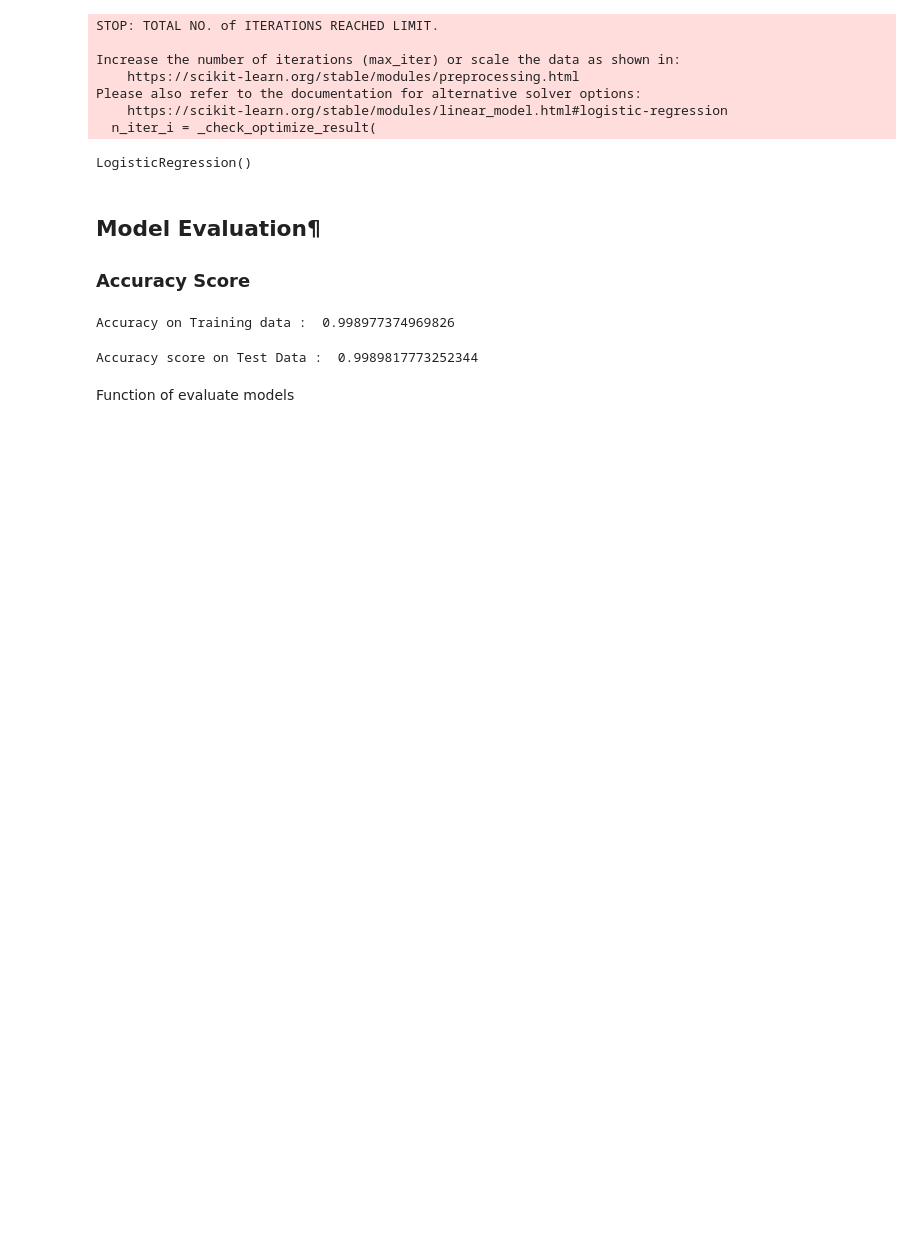
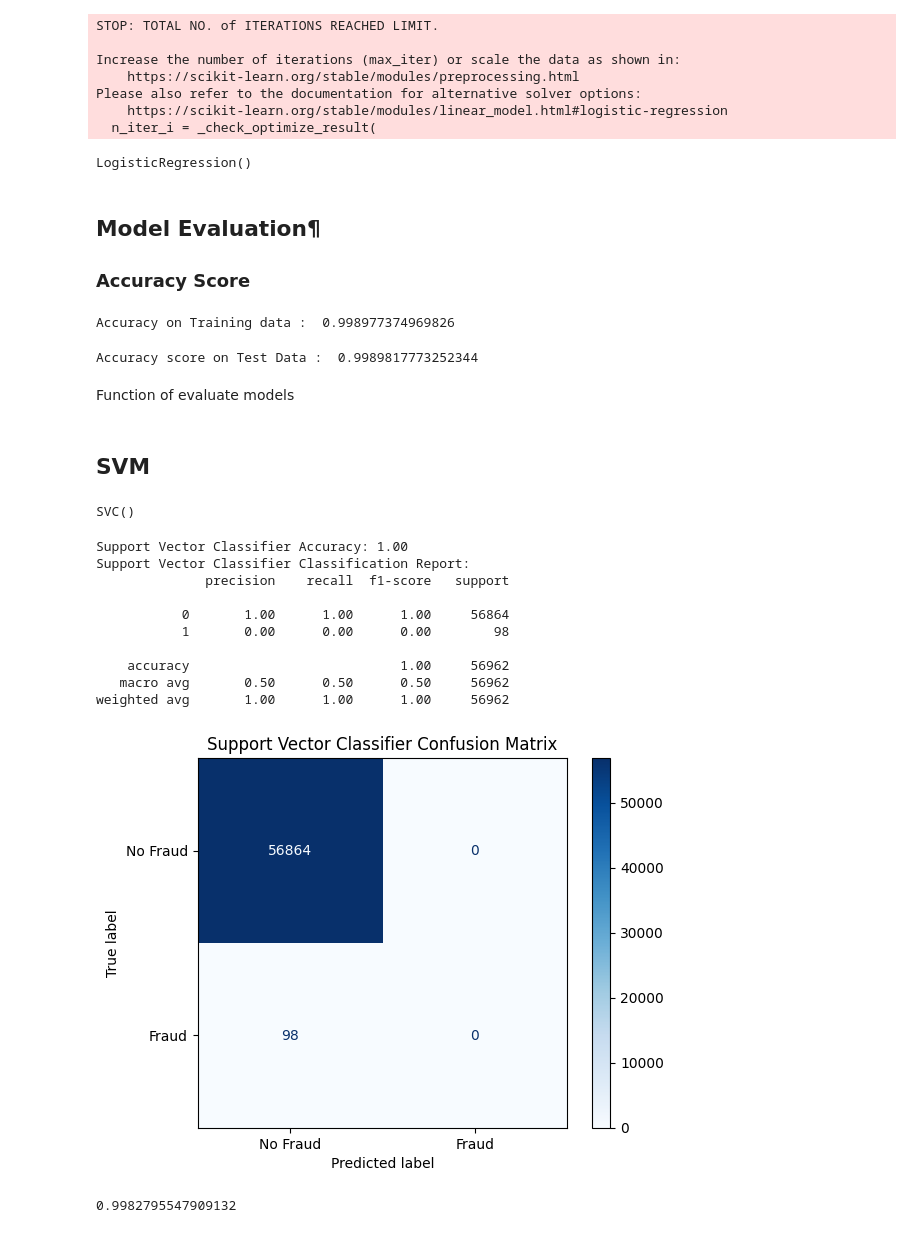
Before and after one commit to Rezashatery/Credit-Card-Fraud-Detection, a Jupyter notebook: credit-card-fraud-detection.ipynb, the cells around one changed output. Saved outputs shown, nothing was run; the diff lists cells and outputs as text; code cells hidden in the pictures; blank space fills up the shorter version.

```diff
--- a/credit-card-fraud-detection.ipynb
+++ b/credit-card-fraud-detection.ipynb
@@ -305,3 +306,26 @@ def evaluate_model(model, X_test, y_test, model_name):
     plt.show()
 
     return accuracy
+# %% [markdown]
+## SVM
+# %%
+svc = SVC()
+svc.fit(X_train, y_train)
+# %% [output]
+SVC()
+# %%
+svc_accuracy =evaluate_model(svc, X_test, Y_test, 'Support Vector Classifier')
+svc_accuracy
+# %% [output]
+Support Vector Classifier Accuracy: 1.00
+Support Vector Classifier Classification Report:
+              precision    recall  f1-score   support
+
+           0       1.00      1.00      1.00     56864
+           1       0.00      0.00      0.00        98
+
+    accuracy                           1.00     56962
+   macro avg       0.50      0.50      0.50     56962
+weighted avg       1.00      1.00      1.00     56962
+[figure, added]
+0.9982795547909132
```
Also changed, not shown: parts of 1 cell of this notebook.
